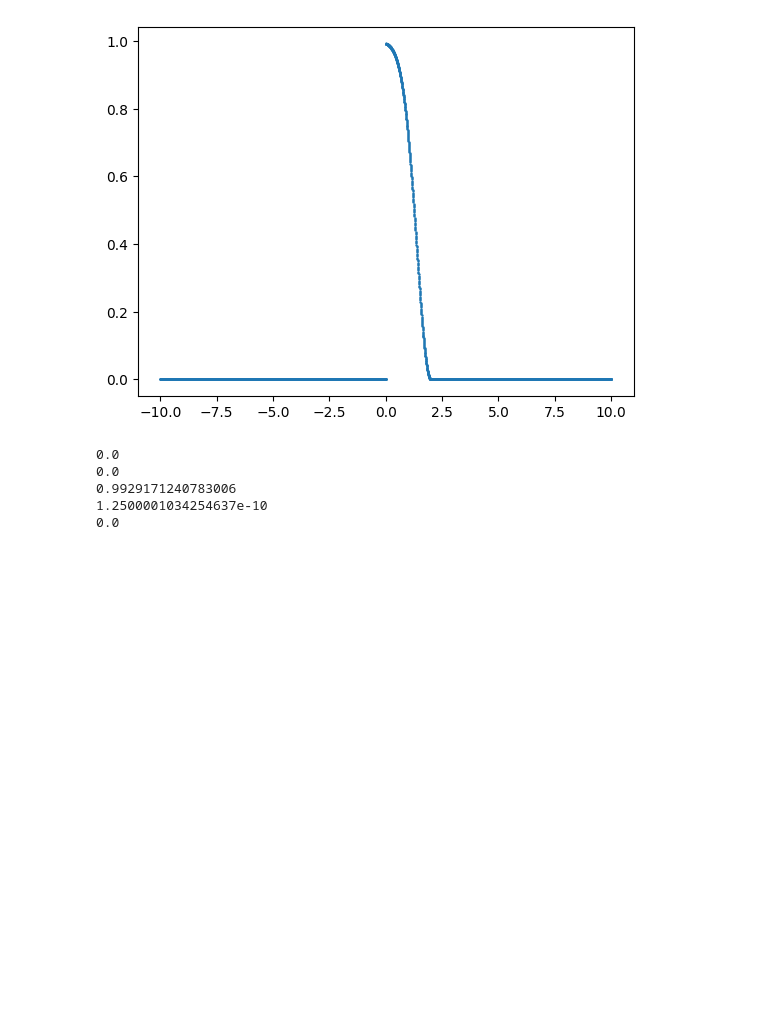
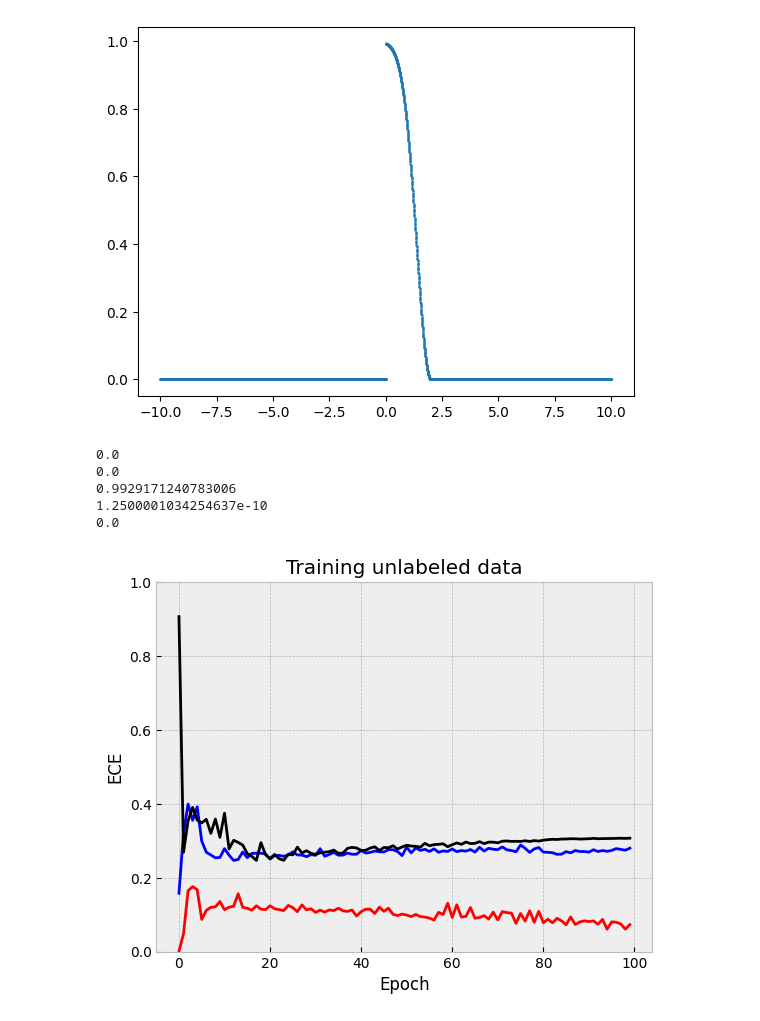
Before and after one commit to bogus215/SafeSSL-Calibration, a Jupyter notebook: jupyters/figure.ipynb, the cells around one changed output. Saved outputs shown, nothing was run; the diff lists cells and outputs as text; code cells hidden in the pictures; blank space fills up the shorter version.

Commit message:
figure update

```diff
--- a/jupyters/figure.ipynb
+++ b/jupyters/figure.ipynb
@@ -299,3 +299,24 @@ def coef_1(loss, min_, max_):
     exp_term = torch.exp(-5 * (1 - loss_ratio)**2)
     indicator = (loss > min_)
     return exp_term * indicator
+# %%
+import pandas as pd
+import matplotlib.pyplot as plt
+plt.style.use('bmh')
+
+data = pd.read_csv("all_unlabeled_data_ECE.csv").iloc[:,[0,1,4,7]]
+data = data.rename(columns={data.columns[1]:"Proposed",data.columns[2]:"OpenMatch",data.columns[3]:"FixMatch"})
+
+xtics = [0,10,20,30,40,50,60,70,80,90,99]
+
+plt.plot(data['Step'],data['Proposed'],color='red')
+plt.plot(data['Step'],data['OpenMatch'],color='blue')
+plt.plot(data['Step'],data['FixMatch'],color='black')
+
+plt.xlabel("Epoch")
+plt.ylabel("ECE")
+plt.ylim(0,1)
+plt.title("Training unlabeled data")
+plt.show()
+# %% [output]
+[figure, added]
```
Also changed, not shown: parts of 3 cells of this notebook.
